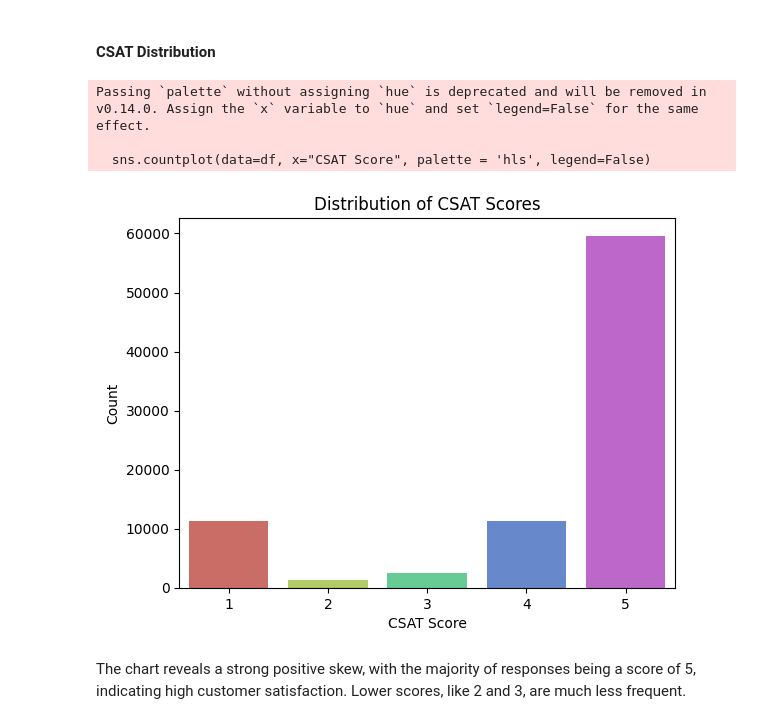
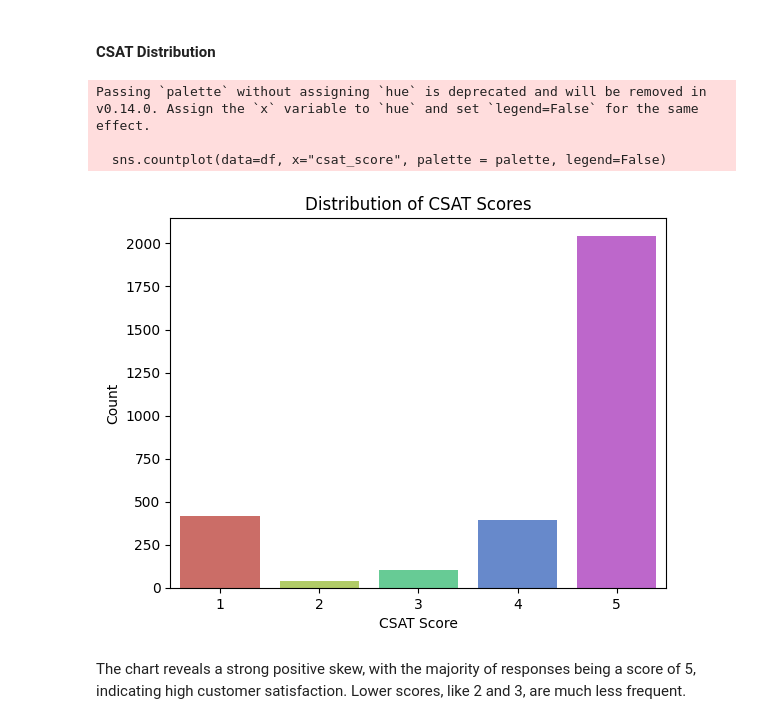
Before and after one commit to MInesGomes/AI-Project2026, a Jupyter notebook: InesGomes_AI_BusinessProject.ipynb, the cells around one changed output. Saved outputs shown, nothing was run; the diff lists cells and outputs as text; code cells hidden in the pictures.

```diff
--- a/InesGomes_AI_BusinessProject.ipynb
+++ b/InesGomes_AI_BusinessProject.ipynb
@@ -32,0 +5,4 @@ Index(['Unique id', 'channel_name', 'category', 'Sub-category',
+# %%
+#Load the dataset
+githubUrl = 'https://raw.githubusercontent.com/MInesGomes/AI-Project2026//main/customer_support.csv'
+df = pd.read_csv(githubUrl)
@@ -107,20 +88,20 @@ palette = 'hls'
 #### CSAT Distribution
 # %%
 # Visualize the distribution of CSAT Scores using a count plot
-sns.countplot(data=df, x="CSAT Score", palette = palette, legend=False)
+sns.countplot(data=df, x="csat_score", palette = palette, legend=False)
 
 # Add title and labels to the plot
 plt.title("Distribution of CSAT Scores")
 plt.xlabel("CSAT Score")
 plt.ylabel("Count")
 
 # Display the plot
 plt.show()
 # %% [output]
 Passing `palette` without assigning `hue` is deprecated and will be removed in v0.14.0. Assign the `x` variable to `hue` and set `legend=False` for the same effect.
 
-  sns.countplot(data=df, x="CSAT Score", palette = 'hls', legend=False)
+  sns.countplot(data=df, x="csat_score", palette = palette, legend=False)
-[figure, old version]
+[figure, new version]
 # %% [markdown]
 The chart reveals a strong positive skew, with the majority of responses being a score of 5, indicating high customer satisfaction. Lower scores, like 2 and 3, are much less frequent.
 # %% [markdown]
```
Also changed, not shown: parts of 106 cells of this notebook.
